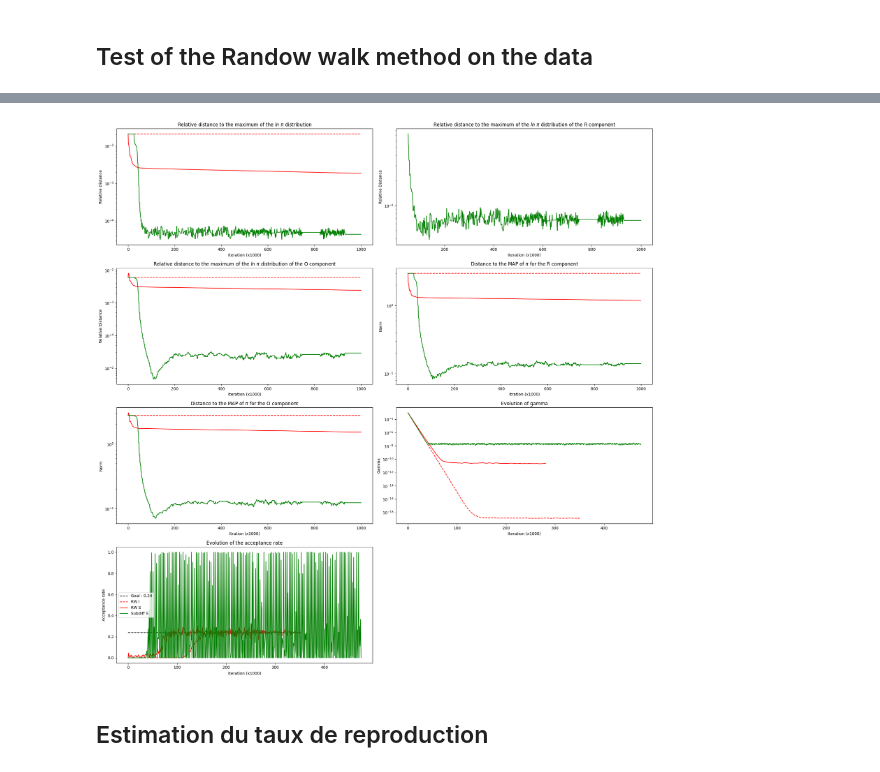
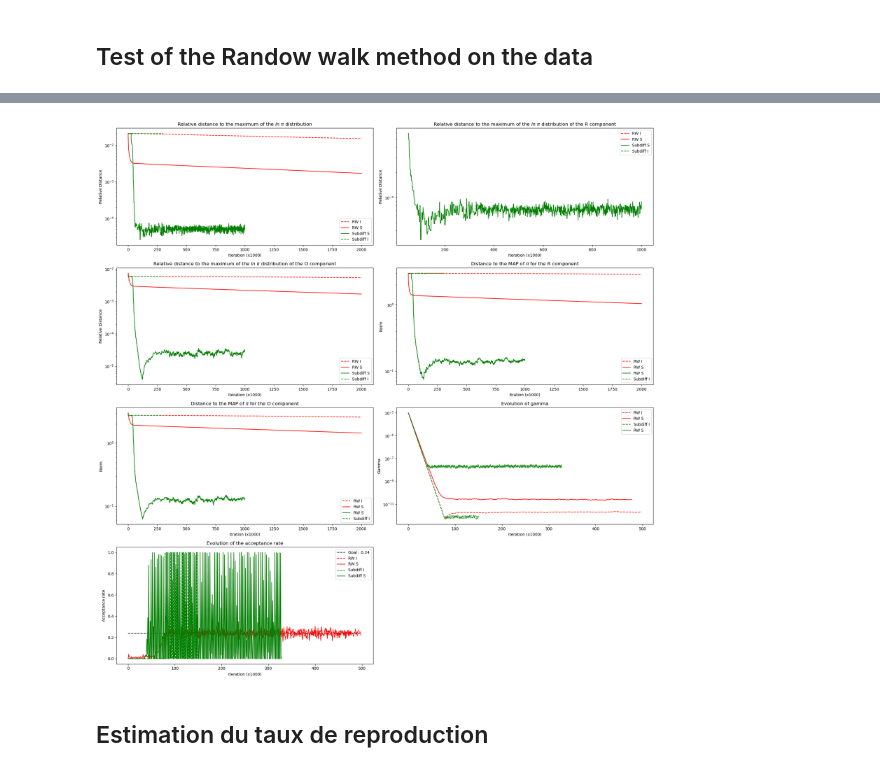
Before and after one commit to vetlerl/mcmc-epidemic, a Jupyter notebook: covid_graphics.ipynb, the cells around one changed output, grey strips where cells are left out. Drawn from its saved outputs; the diff is of its cells as text; code cells hidden in the pictures.

Commit message:
Image is not working

```diff
--- a/covid_graphics.ipynb
+++ b/covid_graphics.ipynb
@@ -149,7 +107,7 @@ MAPR,MAPO=np.split(MAP,2)
 R_image,O_image=np.split(theta_tab_image[::1000],2,axis=1)
 R_source,O_source=np.split(theta_tab_source[::1000],2,axis=1)
 R_subdiff_source,O_subdiff_source=np.split(theta_tab_subdiff_source[::1000],2,axis=1)
-#R_subdiff_image,O_subdiff_image=np.split(theta_tab_subdiff_image[::1000],2,axis=1)
+R_subdiff_image,O_subdiff_image=np.split(theta_tab_subdiff_image[::1000],2,axis=1)
 #R_prox_source,O_prox_source=np.split(theta_tab_prox_source[::1000],2,axis=1)
 #R_prox_image,O_prox_image=np.split(theta_tab_prox_image[::1000],2,prox
 
@@ -164,9 +122,9 @@ log_pi_sourceO = np.apply_along_axis(lambda theta_O: log_pi_with_fixed_R(theta_O
 log_pi_subdiff_source = np.apply_along_axis(lambda theta: log_pi(theta, phi, Z, lambda_R, D, barsh, lambda_O, phi, C),axis=1,arr=theta_tab_subdiff_source[::1000])
 log_pi_subdiff_sourceR = np.apply_along_axis(lambda theta_R: log_pi_with_fixed_O(theta_R, MAPO,phi,Z, lambda_R, D, barsh, lambda_O,phi,C),axis=1,arr=R_subdiff_source)
 log_pi_subdiff_sourceO = np.apply_along_axis(lambda theta_O: log_pi_with_fixed_R(theta_O, MAPR,phi,Z, lambda_R, D, barsh, lambda_O,phi,C),axis=1,arr=O_subdiff_source)
-#log_pi_subdiff_image = np.apply_along_axis(lambda theta: log_pi(theta, phi, Z, lambda_R, D, barsh, lambda_O, phi, C),axis=1,arr=theta_tab_subdiff_image[::1000])
-#log_pi_subdiff_imageR = np.apply_along_axis(lambda theta_R: log_pi_with_fixed_O(theta_R, MAPO,phi,Z, lambda_R, D, barsh, lambda_O,phi,C),axis=1,arr=R_subdiff_image)
-#log_pi_subdiff_imageO = np.apply_along_axis(lambda theta_O: log_pi_with_fixed_R(theta_O, MAPR,phi,Z, lambda_R, D, barsh, lambda_O,phi,C),axis=1,arr=O_subdiff_image)
+log_pi_subdiff_image = np.apply_along_axis(lambda theta: log_pi(theta, phi, Z, lambda_R, D, barsh, lambda_O, phi, C),axis=1,arr=theta_tab_subdiff_image[::1000])
+log_pi_subdiff_imageR = np.apply_along_axis(lambda theta_R: log_pi_with_fixed_O(theta_R, MAPO,phi,Z, lambda_R, D, barsh, lambda_O,phi,C),axis=1,arr=R_subdiff_image)
+log_pi_subdiff_imageO = np.apply_along_axis(lambda theta_O: log_pi_with_fixed_R(theta_O, MAPR,phi,Z, lambda_R, D, barsh, lambda_O,phi,C),axis=1,arr=O_subdiff_image)
 #log_pi_prox_image = np.apply_along_axis(lambda theta: log_pi(theta, phi, Z, lambda_R, D, barsh, lambda_O, phi, C),axis=1,arr=theta_tab_prox_image[::1000])
 #log_pi_prox_imageR = np.apply_along_axis(lambda theta_R: log_pi_with_fixed_O(theta_R, MAPO,phi,Z, lambda_R, D, barsh, lambda_O,phi,C),axis=1,arr=R_prox_image)
 #log_pi_prox_imageO = np.apply_along_axis(lambda theta_O: log_pi_with_fixed_R(theta_O, MAPR,phi,Z, lambda_R, D, barsh, lambda_O,phi,C),axis=1,arr=O_prox_image)
@@ -182,87 +140,94 @@ axes = axes.flatten()  # plus simple pour indexer
 axes[0].semilogy(np.abs(log_pi_image - logpi_max)/logpi_max,color="red",linestyle="--",label="RW I")
 axes[0].semilogy(np.abs(log_pi_source - logpi_max)/logpi_max,color="red",label="RW S")
 axes[0].semilogy(np.abs(log_pi_subdiff_source - logpi_max)/logpi_max,color="green",label="Subdiff S")
-#axes[0].semilogy(np.abs(log_pi_subdiff_image - logpi_max)/logpi_max,color="green",linestyle="--",label="Subdiff I")
+axes[0].semilogy(np.abs(log_pi_subdiff_image - logpi_max)/logpi_max,color="green",linestyle="--",label="Subdiff I")
 #axes[0].semilogy(np.abs(log_pi_prox_source - logpi_max)/logpi_max,color="orange",label="Prox S")
 #axes[0].semilogy(np.abs(log_pi_prox_image - logpi_max)/logpi_max,color="orange",linestyle="--",label="Prox I")
 axes[0].set_title("Relative distance to the maximum of the $ln \ \pi$ distribution")
 axes[0].set_xlabel("Iteration (x1000)")
 axes[0].set_ylabel("Relative Distance")
+axes[0].legend()
 
 # 1. Distance au max de la densité log_pi pour R
 axes[1].semilogy(np.abs(log_pi_imageR - logpi_max)/logpi_max,color="red",linestyle="--",label="RW I")
 axes[1].semilogy(np.abs(log_pi_sourceR - logpi_max)/logpi_max,color="red",label="RW S")
 axes[1].semilogy(np.abs(log_pi_subdiff_sourceR - logpi_max)/logpi_max,color="green",label="Subdiff S")
-#axes[1].semilogy(np.abs(log_pi_subdiff_imageR - logpi_max)/logpi_max,color="green",linestyle="--",label="Subdiff I")
+axes[1].semilogy(np.abs(log_pi_subdiff_imageR - logpi_max)/logpi_max,color="green",linestyle="--",label="Subdiff I")
 #axes[1].semilogy(np.abs(log_pi_prox_sourceR - logpi_max)/logpi_max,color="orange",label="Prox S")
 #axes[1].semilogy(np.abs(log_pi_prox_imageR - logpi_max)/logpi_max,color="orange",linestyle="--",label="Prox I")
 axes[1].set_title("Relative distance to the maximum of the $ln \ \pi$ distribution of the R component")
 axes[1].set_xlabel("Iteration (x1000)")
 axes[1].set_ylabel("Relative Distance")
+axes[1].legend()
 
 # 1. Distance au max de la densité log_pi pour O
 axes[2].semilogy(np.abs(log_pi_imageO - logpi_max)/logpi_max,color="red",linestyle="--",label="RW I")
 axes[2].semilogy(np.abs(log_pi_sourceO - logpi_max)/logpi_max,color="red",label="RW S")
 axes[2].semilogy(np.abs(log_pi_subdiff_sourceO - logpi_max)/logpi_max,color="green",label="Subdiff S")
-#axes[2].semilogy(np.abs(log_pi_subdiff_imageO - logpi_max)/logpi_max,color="green",linestyle="--",label="Subdiff I")
+axes[2].semilogy(np.abs(log_pi_subdiff_imageO - logpi_max)/logpi_max,color="green",linestyle="--",label="Subdiff I")
 #axes[2].semilogy(np.abs(log_pi_prox_sourceO - logpi_max)/logpi_max,color="orange",label="Prox S")
 #axes[2].semilogy(np.abs(log_pi_prox_imageO - logpi_max)/logpi_max,color="orange",linestyle="--",label="Prox I")
 axes[2].set_title("Relative distance to the maximum of the $ln \ \pi$ distribution of the O component")
 axes[2].set_xlabel("Iteration (x1000)")
 axes[2].set_ylabel("Relative Distance")
+axes[2].legend()
 
 # 2. Distance à l'argmax de la densité log_pi pour R
 axes[3].semilogy(np.linalg.norm(R_image - MAPR, axis=1),color="red",linestyle = "--",label="RW I")
 axes[3].semilogy(np.linalg.norm(R_source - MAPR, axis=1),color="red",label="RW S")
 axes[3].semilogy(np.linalg.norm(R_subdiff_source - MAPR, axis=1),color="green",label="RW S")
-#axes[3].semilogy(np.linalg.norm(R_subdiff_image - MAPR, axis=1),color="green",linestyle = "--",label="Subdiff I")
+axes[3].semilogy(np.linalg.norm(R_subdiff_image - MAPR, axis=1),color="green",linestyle = "--",label="Subdiff I")
 #axes[3].semilogy(np.linalg.norm(R_prox_source - MAPR, axis=1),color="orange",label="Prox S")
 #axes[3].semilogy(np.linalg.norm(R_prox_image - MAPR, axis=1),color="orange",linestyle = "--",label="Prox I")
 axes[3].set_title("Distance to the MAP of $\pi$ for the R component")
 axes[3].set_xlabel("Itration (x1000)")
 axes[3].set_ylabel("Norm")
+axes[3].legend()
+
 # 2. Distance à l'argmax de la densité log_pi pour O
 axes[4].semilogy(np.linalg.norm(O_image - MAPO, axis=1),color="red",linestyle = "--",label="RW I")
 axes[4].semilogy(np.linalg.norm(O_source - MAPO, axis=1),color="red",label="RW S")
 axes[4].semilogy(np.linalg.norm(O_subdiff_source - MAPO, axis=1),color="green",label="RW S")
-#axes[4].semilogy(np.linalg.norm(O_subdiff_image - MAPO, axis=1),color="green",linestyle = "--",label="Subdiff I")
+axes[4].semilogy(np.linalg.norm(O_subdiff_image - MAPO, axis=1),color="green",linestyle = "--",label="Subdiff I")
 #axes[4].semilogy(np.linalg.norm(O_prox_source - MAPO, axis=1),color="orange",label="Prox S")
 #axes[4].semilogy(np.linalg.norm(O_prox_image - MAPO, axis=1),color="orange",linestyle = "--",label="Prox I")
 axes[4].set_title("Distance to the MAP of $\pi$ for the O component")
 axes[4].set_xlabel("Itration (x1000)")
 axes[4].set_ylabel("Norm")
+axes[4].legend()
 
 # 4. Évolution de gamma
 axes[5].semilogy(gammas_image,color="red",linestyle = "--",label="RW I")
 axes[5].semilogy(gammas_source,color="red",label="RW S")
-#axes[5].semilogy(gammas_subdiff_image,color="green",linestyle = "--",label="Subdiff I")
+axes[5].semilogy(gammas_subdiff_image,color="green",linestyle = "--",label="Subdiff I")
 axes[5].semilogy(gammas_subdiff_source,color="green",label="RW S")
 #axes[5].semilogy(gammas_prox_image,color="orange",linestyle = "--",label="Prox I")
 #axes[5].semilogy(gammas_prox_source,color="orange",label="Prox S")
 axes[5].set_title("Evolution of gamma")
 axes[5].set_xlabel("Iteration (x1000)")
 axes[5].set_ylabel("Gamma")
+axes[5].legend()
 
 # 5. Évolution du taux d’acceptation
 axes[6].hlines(0.24, xmin=0, xmax=len(accepts_image), linestyle='--', color='black', label="Goal : 0.24")
 axes[6].plot(accepts_image,color="red",linestyle = "--",label="RW I")
 axes[6].plot(accepts_source,color="red",label="RW S")
-#axes[6].plot(accepts_subdiff_image,color="green",linestyle = "--",label="Subdiff I")
+axes[6].plot(accepts_subdiff_image,color="green",linestyle = "--",label="Subdiff I")
 axes[6].plot(accepts_subdiff_source,color="green",label="Subdiff S")
 #axes[6].plot(accepts_prox_image,color="orange",linestyle = "--",label="Prox I")
 #axes[6].plot(accepts_prox_source,color="orange",label="Prox S")
 axes[6].set_title("Evolution of the acceptance rate")
 axes[6].set_xlabel("Iteration (x1000)")
 axes[6].set_ylabel("Acceptance rate")
 axes[6].legend()
 
 # Supprimer le dernier subplot vide (le 6e)
 fig.delaxes(axes[7])
 
 plt.tight_layout()
 plt.show()
 # %% [output]
-[figure, old version]
+[figure, new version]
 # %% [markdown]
 ## Estimation du taux de reproduction
 # %%
```
Also changed, not shown: parts of 6 cells of this notebook, 1 other file.
